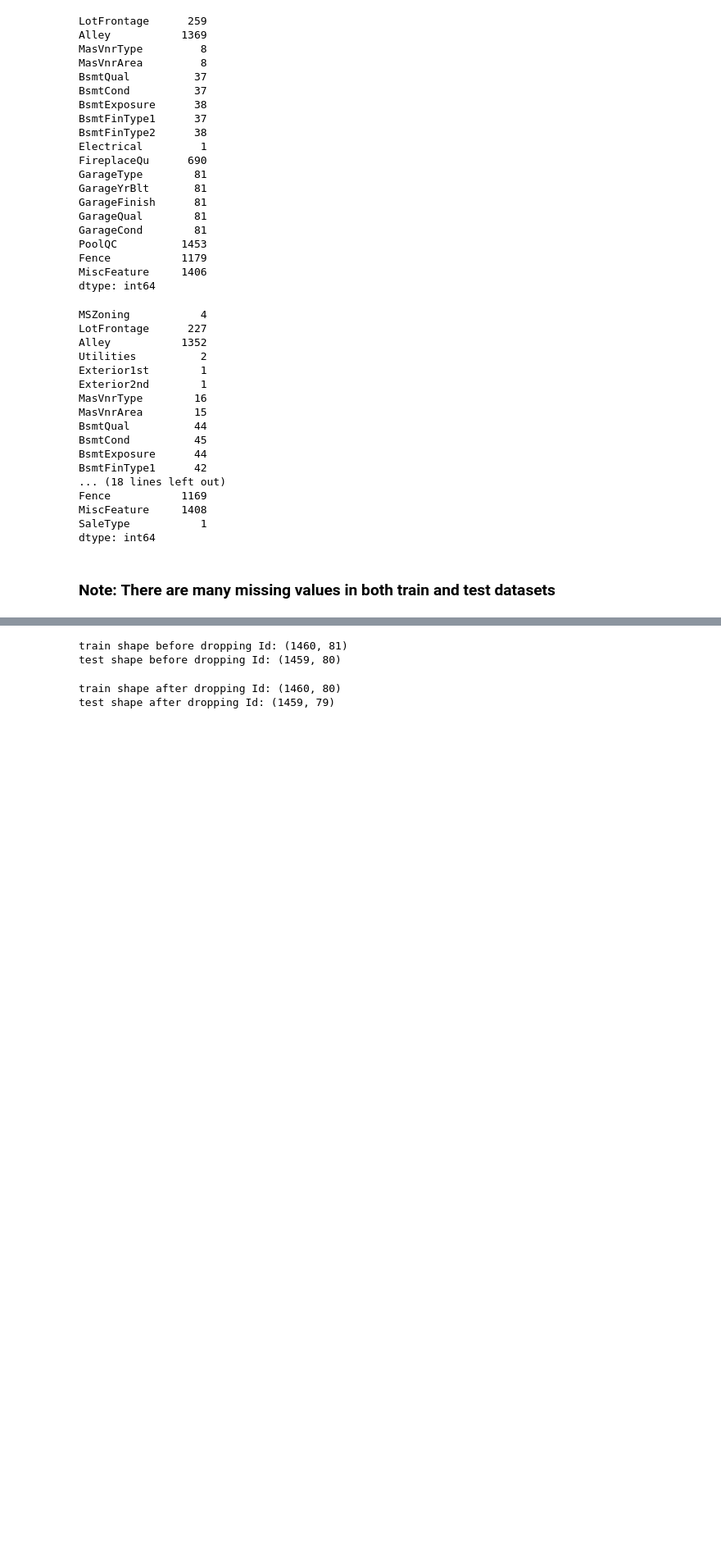
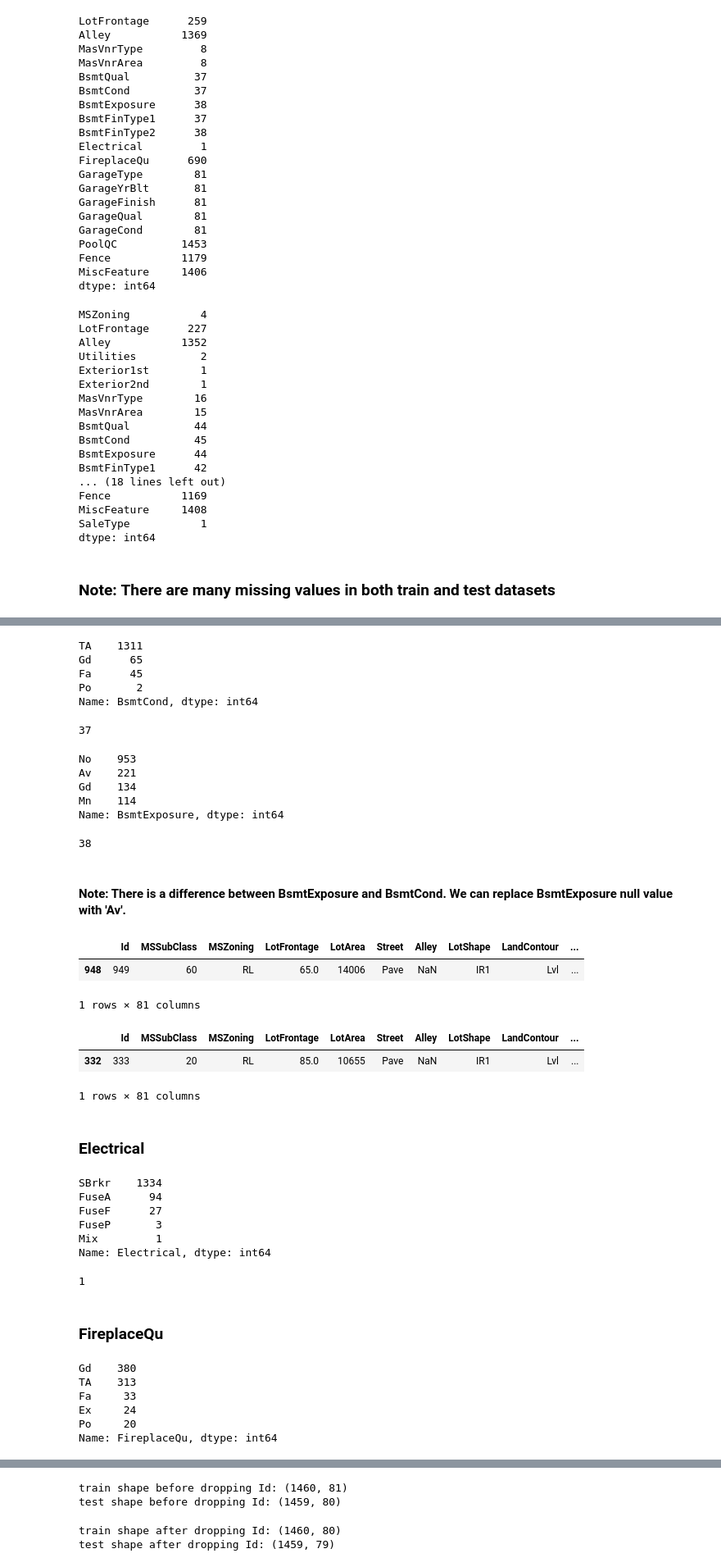
Before and after one commit to hslee0824/banking_data, a Jupyter notebook: main.ipynb, the cells around one changed output, grey strips where cells are left out. Shown at 82% size. Cells and saved outputs as stored; diff of their text form; code cells hidden in the pictures; blank space fills up the shorter version.

```diff
--- a/main.ipynb
+++ b/main.ipynb
@@ -110,0 +218,72 @@ dtype: int64
+# %%
+train['BsmtCond'].value_counts()
+# %% [output]
+TA    1311
+Gd      65
+Fa      45
+Po       2
+Name: BsmtCond, dtype: int64
+# %%
+train['BsmtCond'].isnull().sum()
+
+# For BsmtQual and BsmtCond have 37 null values -> Replace them with None
+# %% [output]
+37
+# %%
+train['BsmtExposure'].value_counts()
+# %% [output]
+No    953
+Av    221
+Gd    134
+Mn    114
+Name: BsmtExposure, dtype: int64
+# %%
+train['BsmtExposure'].isnull().sum()
+# %% [output]
+38
+# %% [markdown]
+#### Note: There is a difference between BsmtExposure and BsmtCond. We can replace BsmtExposure null value with 'Av'.
+# %%
+pd.set_option('display.max_columns', 80)
+pd.set_option('display.max_rows', 10)
+train[train['BsmtExposure'].isnull() & train['BsmtCond'].notnull()]
+# %% [output]
+|  | Id | MSSubClass | MSZoning | LotFrontage | LotArea | Street | Alley | LotShape | LandContour | ... |
+| 948 | 949 | 60 | RL | 65.0 | 14006 | Pave | NaN | IR1 | Lvl | ... |
+1 rows × 81 columns
+# %%
+# BsmtFinType2 is null but BsmtFintype1 is not null
+train[train['BsmtFinType2'].isnull() & train['BsmtFinType1'].notnull()]
+
+# It is not possible -> BsmtFinType2 should be null.
+# %% [output]
+|  | Id | MSSubClass | MSZoning | LotFrontage | LotArea | Street | Alley | LotShape | LandContour | ... |
+| 332 | 333 | 20 | RL | 85.0 | 10655 | Pave | NaN | IR1 | Lvl | ... |
+1 rows × 81 columns
+# %% [markdown]
+### Electrical
+# %%
+train['Electrical'].value_counts()
+# %% [output]
+SBrkr    1334
+FuseA      94
+FuseF      27
+FuseP       3
+Mix         1
+Name: Electrical, dtype: int64
+# %%
+train['Electrical'].isnull().sum()
+# Replace it with 'SBrkr'
+# %% [output]
+1
+# %% [markdown]
+### FireplaceQu
+# %%
+train['FireplaceQu'].value_counts()
+# %% [output]
+Gd    380
+TA    313
+Fa     33
+Ex     24
+Po     20
+Name: FireplaceQu, dtype: int64
```
Also changed, not shown: parts of 40 cells of this notebook.
